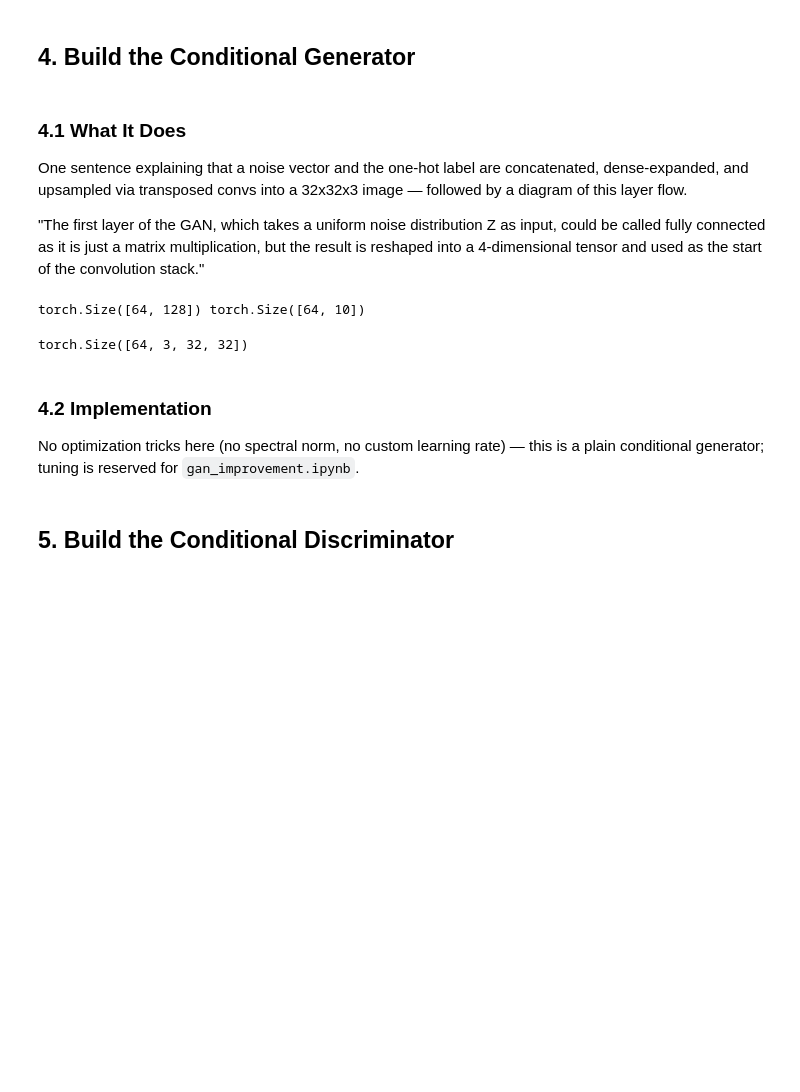
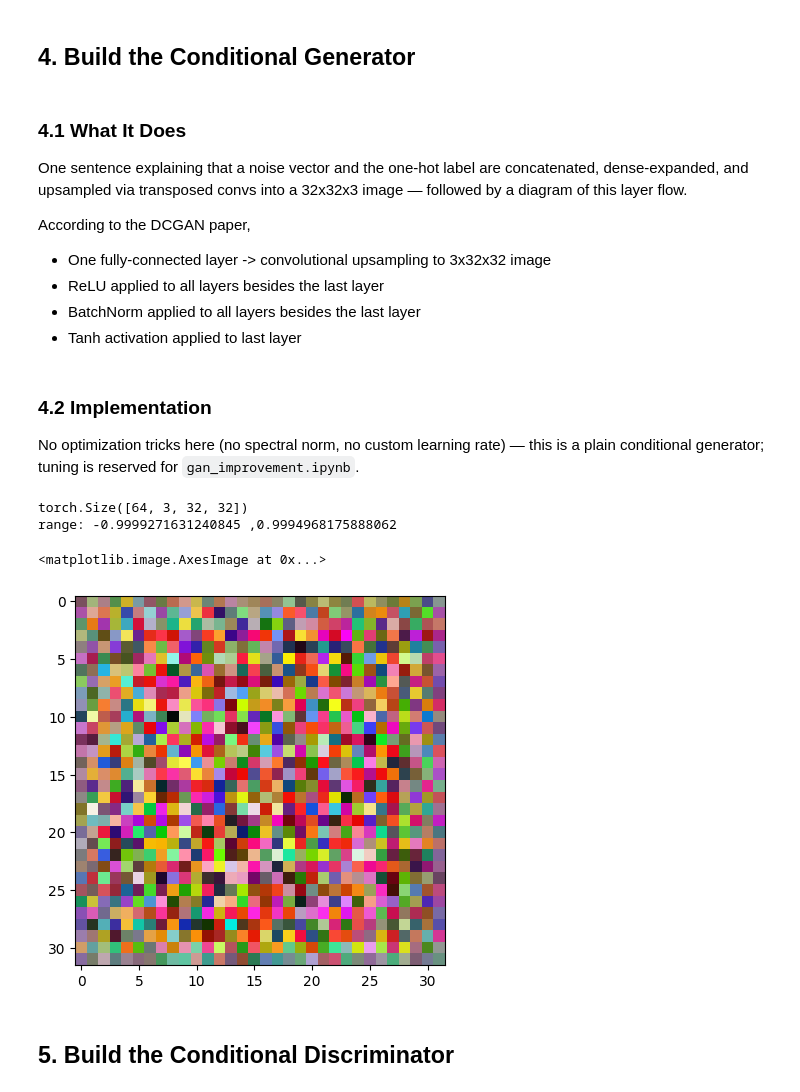
Before and after one commit to pufferfish3e/st1504-ca2, a Jupyter notebook: gan_baseline.ipynb, the cells around one changed output. Drawn from its saved outputs; the diff is of its cells as text; code cells hidden in the pictures; blank space fills up the shorter version.

Commit message:
israeli training

```diff
--- a/gan_baseline.ipynb
+++ b/gan_baseline.ipynb
@@ -35,4 +66,4 @@ image_data = datasets.load_dataset('uoft-cs/cifar10').with_format('torch')
 # %%
 # Cast images to float32 and normalize pixel values to [-1, 1] to match the generator's tanh output range.
-train_data = image_data['train'].map(lambda x: {'img': x/255}, input_columns=['img'], batched=True, batch_size=500, num_proc=4)
-test_data = image_data['test'].map(lambda x: {'img': x/255}, input_columns=['img'], batched=True, batch_size=500, num_proc=4)
+train_data = image_data['train'].map(lambda x: {'img': x/127.5 - 1}, input_columns=['img'], batched=True, batch_size=500, num_proc=2)
+test_data = image_data['test'].map(lambda x: {'img': x/127.5 - 1}, input_columns=['img'], batched=True, batch_size=500, num_proc=2)
@@ -70,48 +106,61 @@ val_loader = DataLoader(val_data, batch_size=64, shuffle=True)
 
 One sentence explaining that a noise vector and the one-hot label are concatenated, dense-expanded, and upsampled via transposed convs into a 32x32x3 image — followed by a diagram of this layer flow.
 
-"The first layer of the GAN, which takes a uniform noise distribution Z as input, could be called fully connected as it is just a matrix multiplication, but the result is reshaped into a 4-dimensional tensor and used as the start of the convolution stack."
+According to the DCGAN paper,
+* One fully-connected layer -> convolutional upsampling to 3x32x32 image
+* ReLU applied to all layers besides the last layer
+* BatchNorm applied to all layers besides the last layer
+* Tanh activation applied to last layer
 # %%
 # Diagram: generator layer flow — noise z + label -> concat -> dense expand -> reshape -> transposed conv stack (BatchNorm + ReLU) -> tanh output.
 class generator(nn.Module):
-    def __init__(self, noise_dim, label_dim):
+    def __init__(self, noise_dim):
         super().__init__()
-        self.proj = nn.Linear(noise_dim + label_dim, 512*4*4)
-        self.bn_proj = nn.BatchNorm1d(512*4*4)
-        self.convT1 = nn.ConvTranspose2d(512, 256, 4, 2, 1) # 4x4 -> 8x8
-        self.bn1 = nn.BatchNorm2d(256)
+        self.proj = nn.Linear(noise_dim + 10, 256*4*4)
+        self.bn_proj = nn.BatchNorm1d(256*4*4)
+        self.convT1 = nn.ConvTranspose2d(256, 128, 4, 2, 1) # 4x4 -> 8x8
+        self.bn1 = nn.BatchNorm2d(128)
 
-        self.convT2 = nn.ConvTranspose2d(256, 128, 4, 2, 1) # 8x8 -> 16x16
-        self.bn2 = nn.BatchNorm2d(128)
+        self.convT2 = nn.ConvTranspose2d(128, 64, 4, 2, 1) # 8x8 -> 16x16
+        self.bn2 = nn.BatchNorm2d(64)
 
-        self.convT3 = nn.ConvTranspose2d(128, 3, 4, 2, 1) # 16x16 -> 32x32
+        self.convT3 = nn.ConvTranspose2d(64, 3, 4, 2, 1) # 16x16 -> 32x32
 
         #activations
         self.relu = nn.ReLU()
         self.tanh = nn.Tanh()
+
+
+
     def forward(self, noise, label):
-        print(noise.shape, label.shape)
         x = torch.concat((noise, label), dim=1)
         x = self.relu(self.bn_proj(self.proj(x)))
-        x = x.reshape(-1, 512, 4, 4)
+        x = x.reshape(-1, 256, 4, 4)
 
         x = self.relu(self.bn1(self.convT1(x)))
         x = self.relu(self.bn2(self.convT2(x)))
         x = self.tanh(self.convT3(x))
         return x
-gen = generator(128, 10)
-noise = torch.randn((64, 128))
-label = next(iter(train_loader))['label']
-gen(noise, label).shape
-# %% [output]
-torch.Size([64, 128]) torch.Size([64, 10])
-torch.Size([64, 3, 32, 32])
 # %% [markdown]
 ### 4.2 Implementation
 
 No optimization tricks here (no spectral norm, no custom learning rate) — this is a plain conditional generator; tuning is reserved for `gan_improvement.ipynb`.
 # %%
 # Build the generator: concatenate noise vector with label, dense-expand, then transposed convs (strided, BatchNorm, ReLU) back to 32x32x3, tanh output.
+gen = generator(128)
+noise = torch.randn((64, 128))
+label = next(iter(train_loader))['label']
+test_gen_output = gen(noise, label)
+print(test_gen_output.shape)
+print(f'range: {test_gen_output.min().item()} ,{test_gen_output.max().item()}')
+plt.imshow(F_t.to_pil_image(
+    ((test_gen_output[0]+1)*127.5).to(torch.uint8)
+))
+# %% [output]
+torch.Size([64, 3, 32, 32])
+range: -0.9999271631240845 ,0.9994968175888062
+<matplotlib.image.AxesImage at 0x...>
+[figure, added]
 # %% [markdown]
 ## 5. Build the Conditional Discriminator
 # %% [markdown]
```
Also changed, not shown: parts of 12 cells of this notebook.
